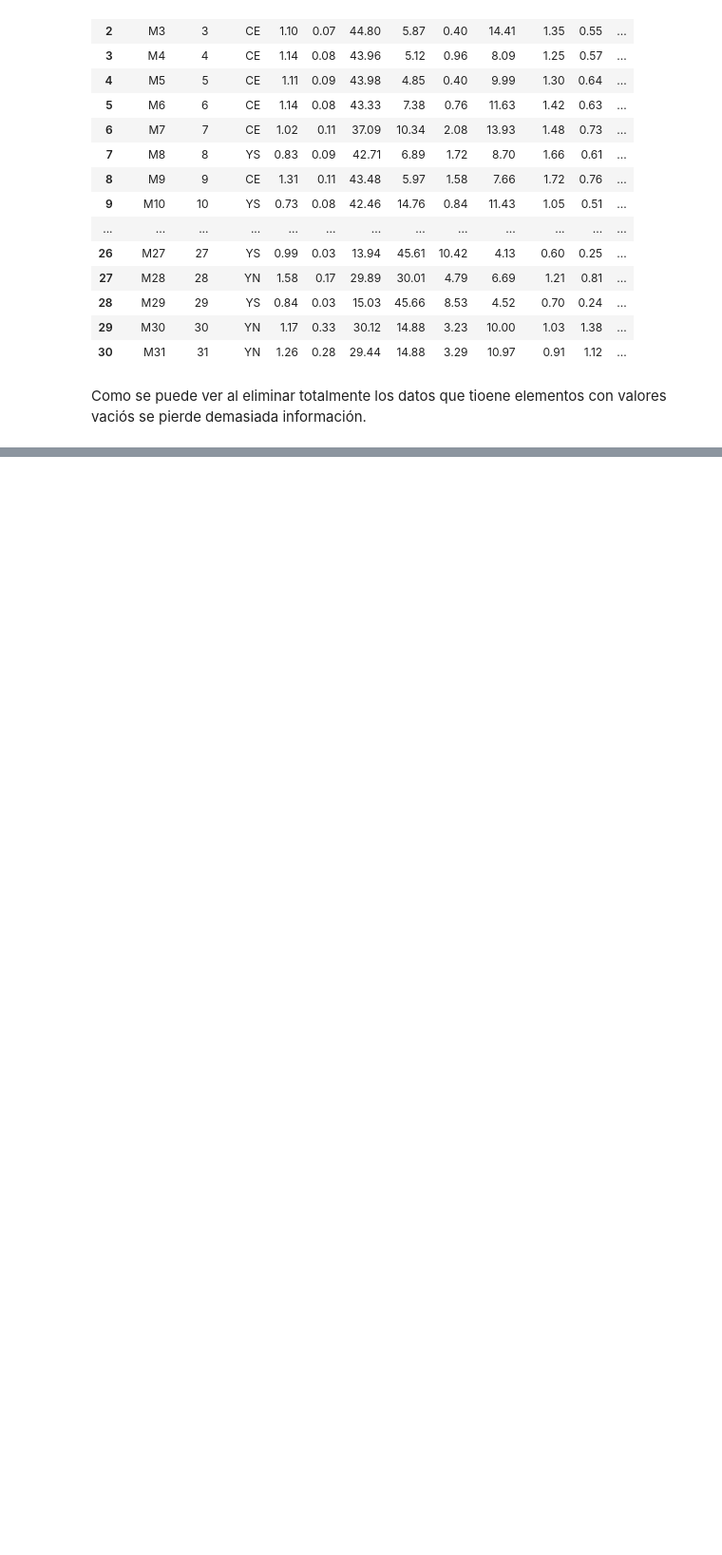
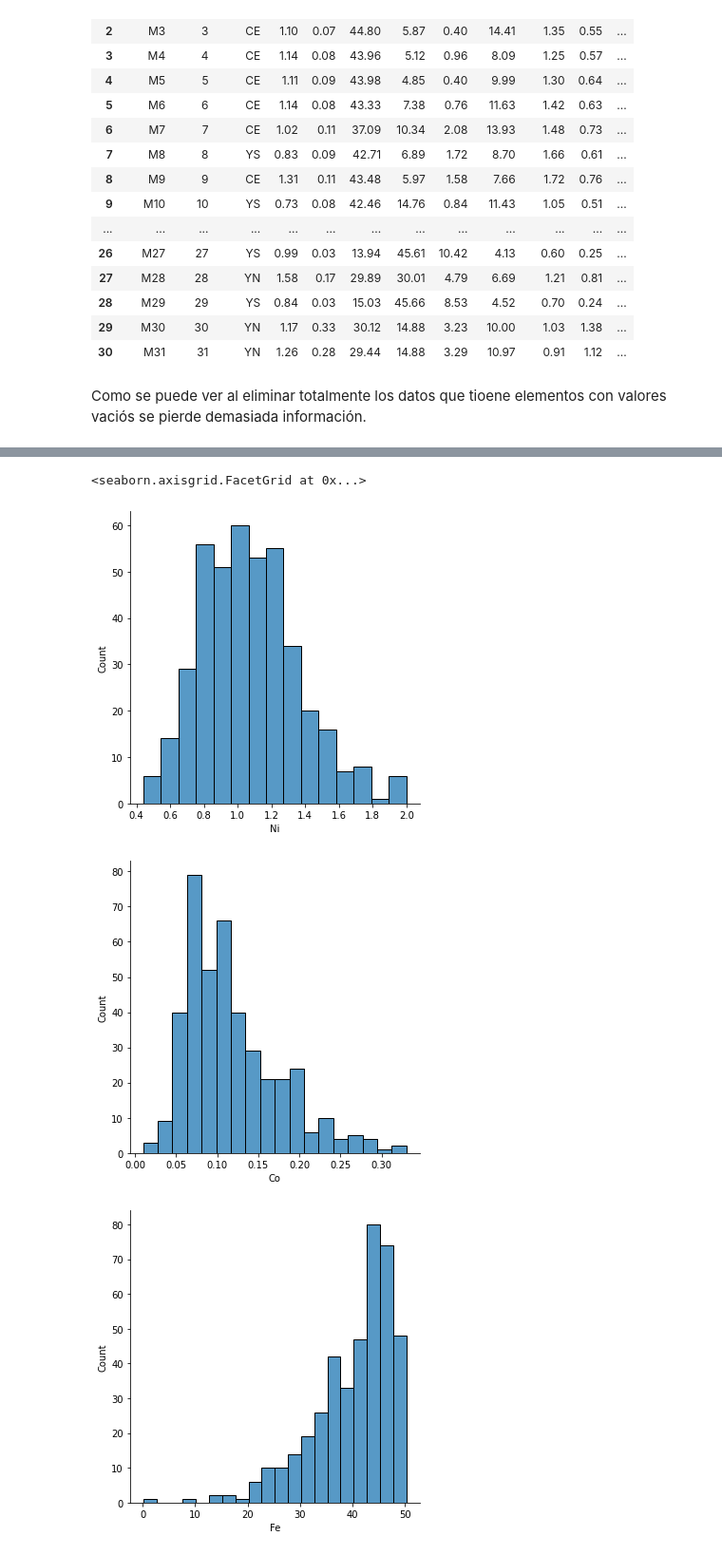
Before and after one commit to roxyconstantine-dev/Proyecto-Final-de-An-lisis-Datos, a Jupyter notebook: untitled1.ipynb, the cells around one changed output, grey strips where cells are left out. Shown at 95% size. Drawn from its saved outputs; the diff is of its cells as text; code cells hidden in the pictures; blank space fills up the shorter version.

```diff
--- a/untitled1.ipynb
+++ b/untitled1.ipynb
@@ -107,0 +106,9 @@ datos.describe()
+# %%
+sns.displot(datos['Ni'])
+sns.displot(datos['Co'])
+sns.displot(datos['Fe'])
+# %% [output]
+<seaborn.axisgrid.FacetGrid at 0x...>
+[figure, added]
+[figure, added]
+[figure, added]
```
Also changed, not shown: parts of 2 cells of this notebook.
